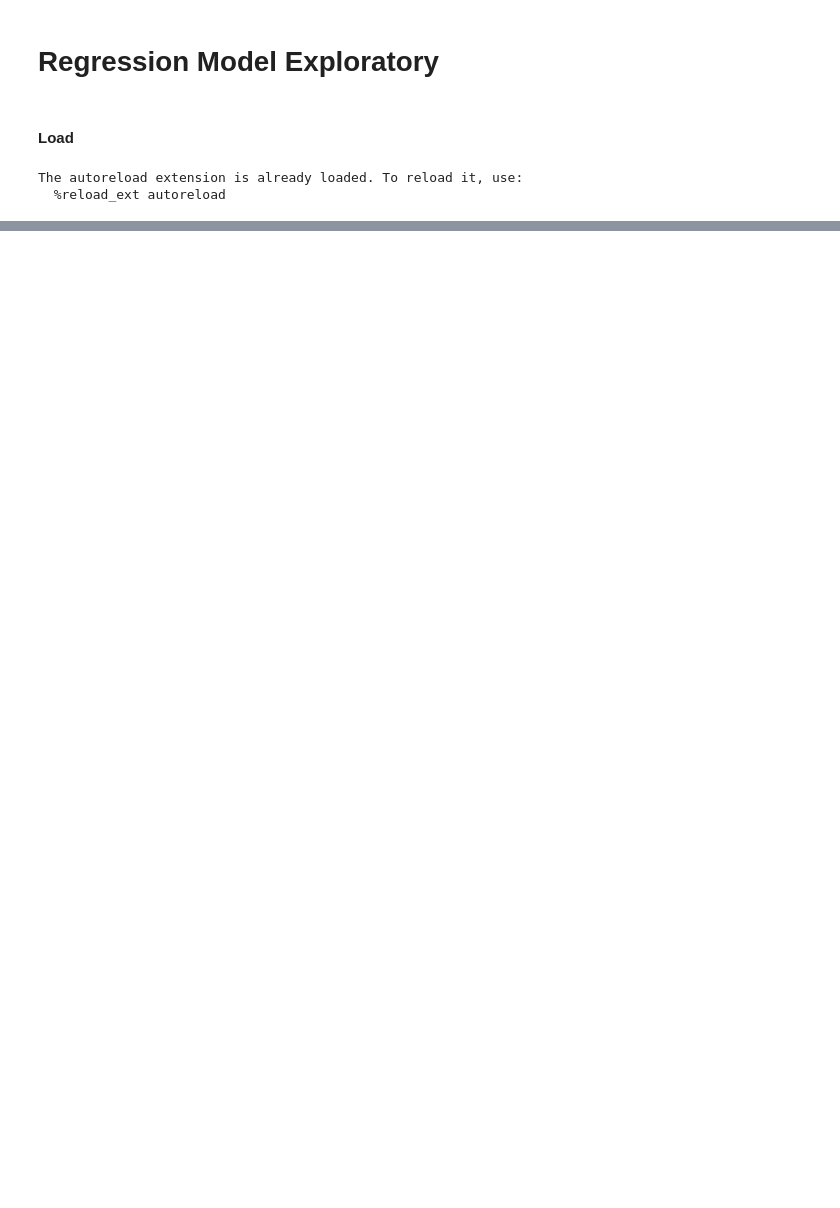
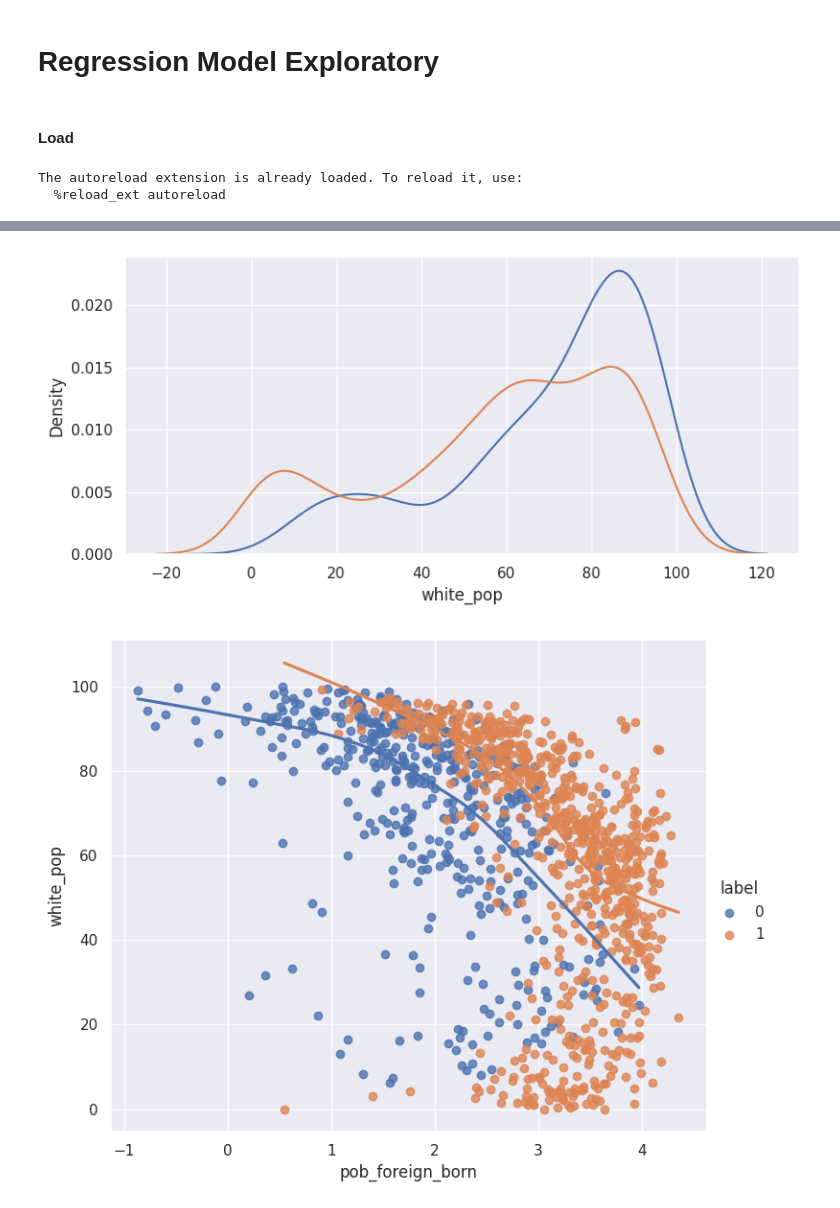
Before and after one commit to chansooligans/centraljersey, a Jupyter notebook: exploratory/models/regression.ipynb, the cells around one changed output, grey strips where cells are left out. Saved outputs shown, nothing was run; the diff lists cells and outputs as text; code cells hidden in the pictures; blank space fills up the shorter version.

Commit message:
logistic regression

```diff
--- a/exploratory/models/regression.ipynb
+++ b/exploratory/models/regression.ipynb
@@ -10,6 +10,10 @@ if get_ipython() is not None:
 
 import model_funcs as mf
 
+import pandas as pd
+import matplotlib.pyplot as plt
+import seaborn as sns
+sns.set(rc={'figure.figsize':(9,4)})
 import numpy as np
 import statsmodels.api as sm
 from sklearn.linear_model import LogisticRegression
@@ -111,0 +158,21 @@ LinAlgError: Singular matrix
+# %%
+# Create the scatter plot with regression lines
+temp = df.loc[df["label"].notnull()].copy()
+temp["label"] = temp["label"].astype(int)
+sns.kdeplot(temp.loc[temp["label"]==0,"white_pop"])
+sns.kdeplot(temp.loc[temp["label"]==1,"white_pop"])
+# Display the scatter plot
+
+# Create the scatter plot with regression lines
+temp = df.loc[df["label"].notnull()].copy()
+temp["label"] = temp["label"].astype(int)
+temp["pob_foreign_born"] = np.log(temp["pob_foreign_born"])
+sns.lmplot(x='pob_foreign_born', y='white_pop', hue='label', data=temp, lowess=True, height=6, aspect=1.2)
+plt.xlabel('pob_foreign_born')
+plt.ylabel('white_pop')
+
+# Display the scatter plot
+plt.show()
+# %% [output]
+[figure, added]
+[figure, added]
```
Also changed, not shown: parts of 15 cells of this notebook.
